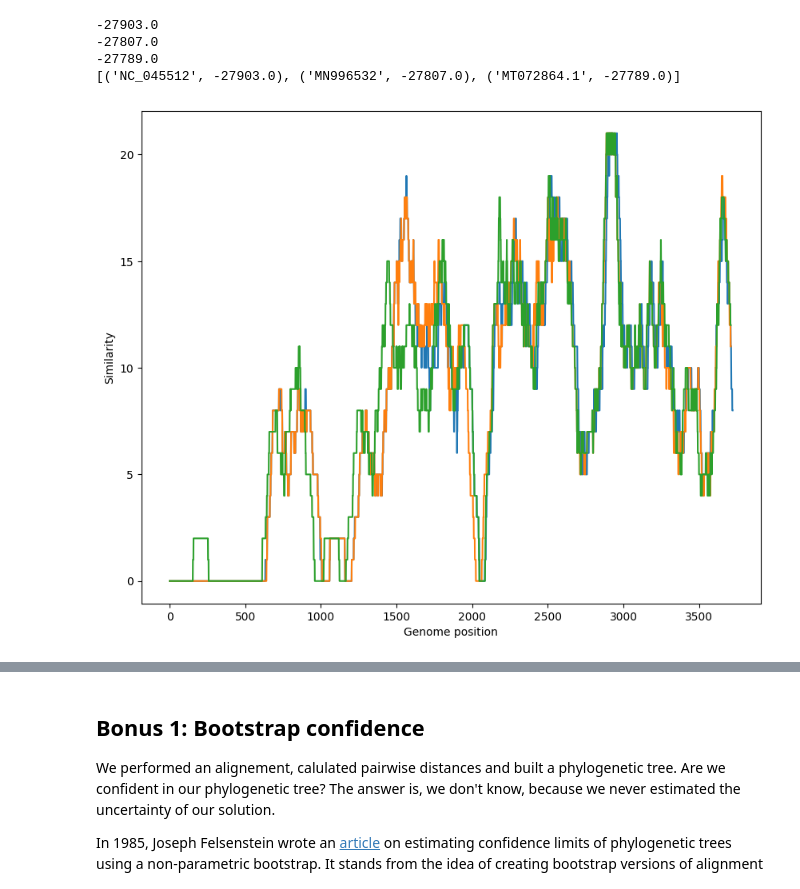
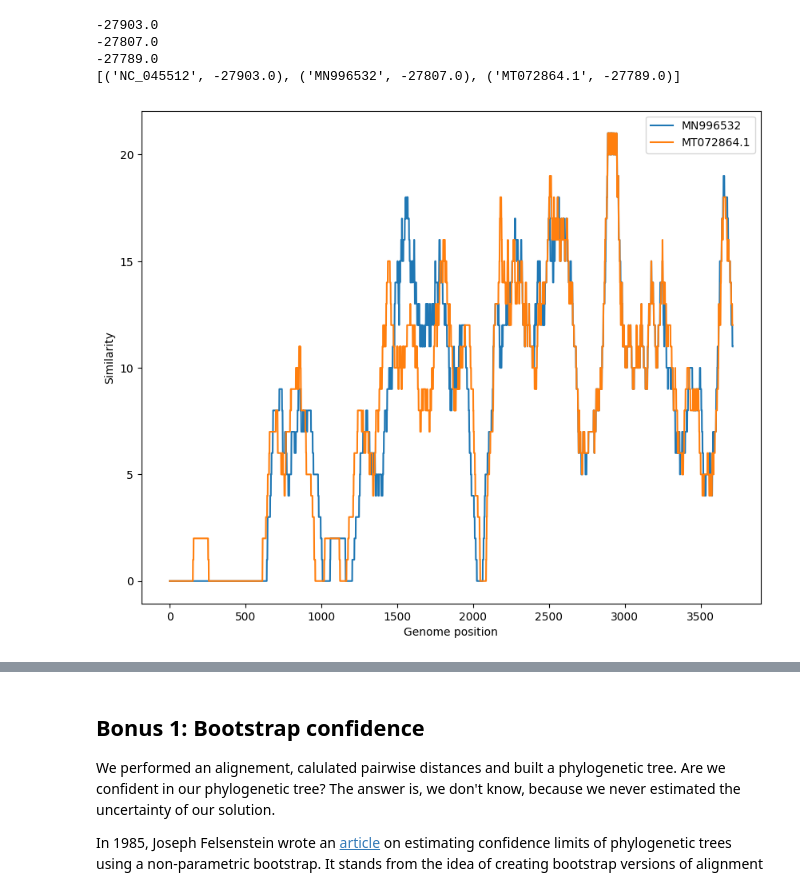
Before and after one commit to aewr-ey/assign_phylo, a Jupyter notebook: phylo_workbook.ipynb, the cells around one changed output, grey strips where cells are left out. Cells and saved outputs as stored; diff of their text form; code cells hidden in the pictures.

```diff
--- a/phylo_workbook.ipynb
+++ b/phylo_workbook.ipynb
@@ -308,33 +308,36 @@ print(aligned_scores)
 # %%
 # plot for the spike protein only
 import matplotlib.pyplot as plt
 
 window_size = 100
 plt.figure(figsize=(10, 8))
 
 
 for accession, human, other in aligned_seqs:
+   if accession == "NC_045512":
+      continue
    similarities = []
 
    for i in range(len(human) - window_size + 1):
       human_win = human[i:i + window_size]
       other_win = other[i:i + window_size]
 
       matches = 0
 
       for i in range(window_size):
          if human_win[i] == other_win[i] and human_win[i] != "-":
             matches += 1
 
       similarities.append(matches / window_size * 100)
 
-   plt.plot(similarities)
+   plt.plot(similarities, label=accession)
 
 plt.xlabel("Genome position")
 plt.ylabel("Similarity")
+plt.legend()
 plt.show()
 # %% [output]
-[figure, old version]
+[figure, new version]
 # %%
 
 coronavirus = list(SeqIO.parse("data/clustal_MSA_coronavirus.fasta", "fasta"))
```
Also changed, not shown: parts of 1 cell of this notebook.
